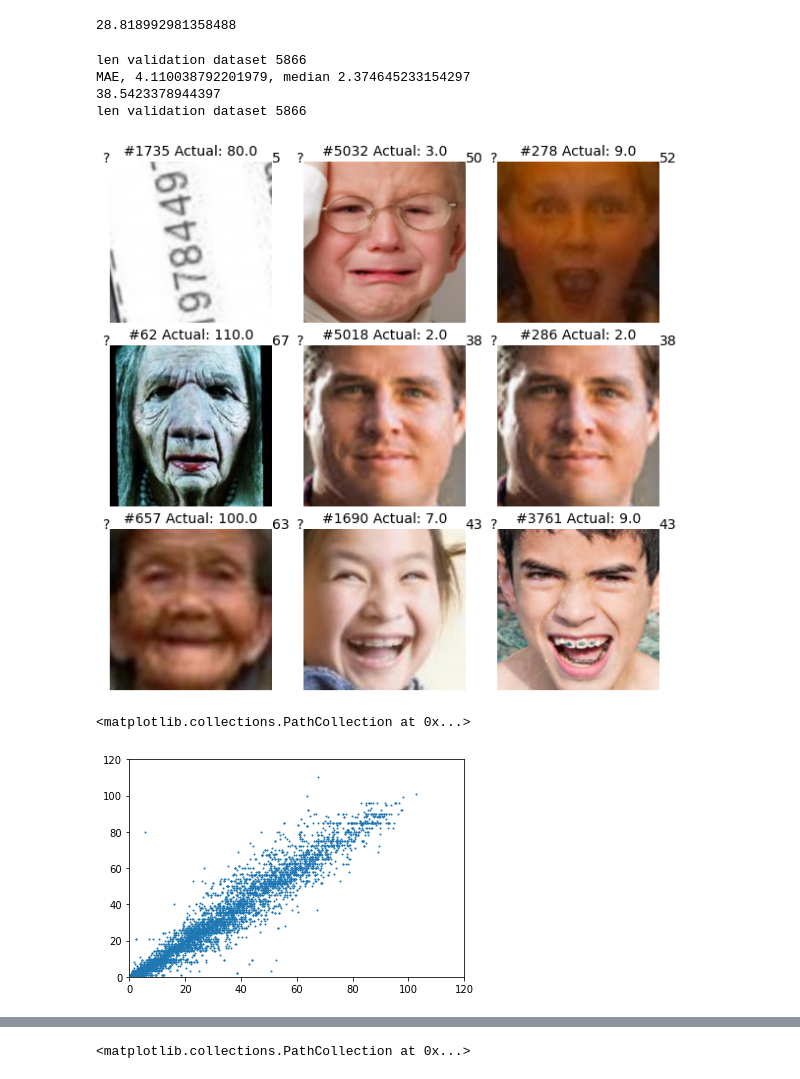
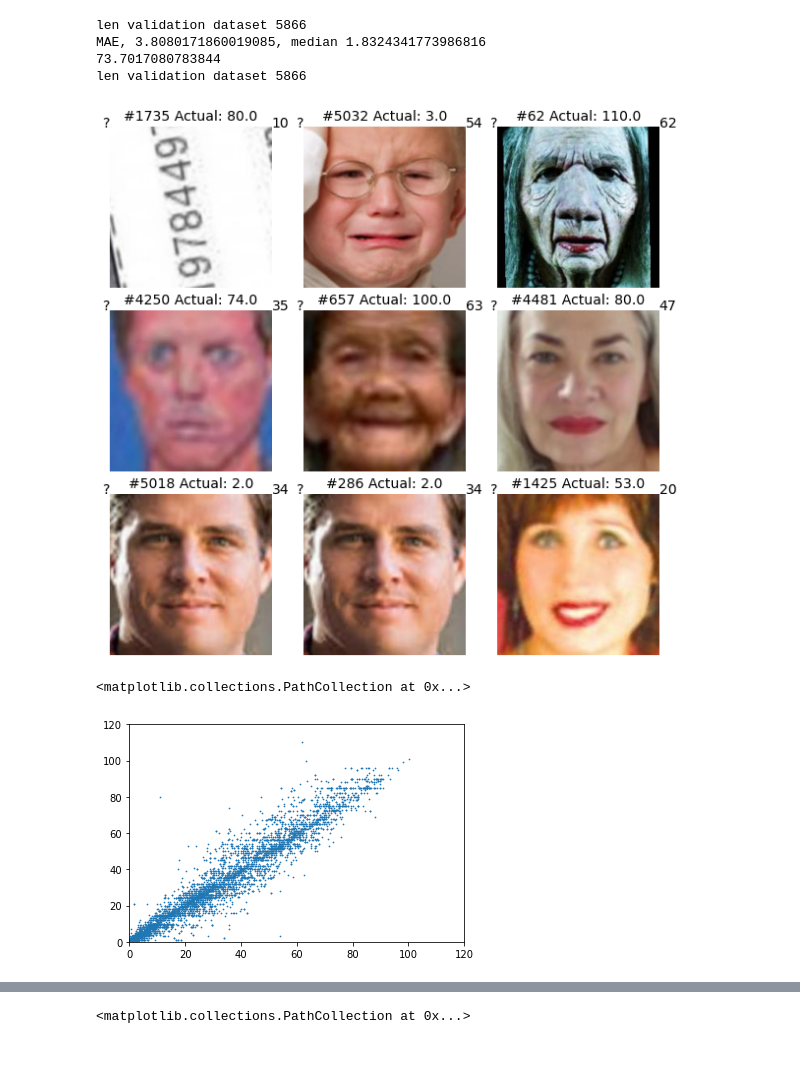
Before and after one commit to jvanelteren/age_prediction, a Jupyter notebook: age_pure_pytorch.ipynb, the cells around one changed output, grey strips where cells are left out. Saved outputs shown, nothing was run; the diff lists cells and outputs as text; code cells hidden in the pictures.

Commit message:
saved model37

```diff
--- a/age_pure_pytorch.ipynb
+++ b/age_pure_pytorch.ipynb
@@ -207,8 +207,8 @@ def train():
                     total_loss_val += loss_fn(y, model(x)) * len(y)
             writer.add_scalar('loss/val', total_loss_train/len(val_set), epoch+1)
         swa_model.avg_fn=None
-        torch.save(swa_model,'data/output/'+'swa_model'+str((total_loss_val/len(val_set)).item()))
-    torch.save(best_model,'data/output/'+'model'+str((best_loss/len(val_set)).item()))
+        torch.save(swa_model.state_dict() ,'data/models/'+'swa_model'+str((total_loss_val/len(val_set)).item()))
+    torch.save(best_model,'data/models/'+'model'+str((best_loss/len(val_set)).item()))
     writer.flush()
     writer.close()
 # %%
@@ -218,6 +218,7 @@ def train():
 # feature extraction led to MSE of 12 after 40 epochs. Didnt really work. Maybe unfreeze more
 # adam was outperformed in feature extraction, but for finetuning it worked better
 # larger bs converges better and runs sligthly faster (about 10%) [512, 256,64,8]
+# SWA gives an extreme improvement, from loss 3.7 to 2.7!!, ran 40 epochs, then 15 SWA epochs
 
 # import adabound
 
@@ -225,12 +226,12 @@ def mae_loss(y, pred):
     return (torch.abs(y-pred.T)).mean()
 loss_fn = mae_loss
 
-NUM_EPOCH = 20
-SWA_START = 30
+NUM_EPOCH = 15
+SWA_START = 1
 LR = 0.001
 BATCH_SIZE = 512
 DEVICE = torch.device("cuda:0" if torch.cuda.is_available() else "cpu")
-SWA_ENABLED = False
+SWA_ENABLED = True
 SCHED_ENABLED = False
 
 torch.cuda.empty_cache()
@@ -303,7 +304,5 @@ loss after epoch 19 : 3.99568247795105
-# %%
-df['loss'].mean()
-# %% [output]
-28.818992981358488
+# %%
+model=swa_model
 # %%
 def gen_pred_df(model, val_items=None):
     model.eval()
@@ -319,37 +318,39 @@ def gen_pred_df(model, val_items=None):
 # %%
 def plot_top_losses(df):
     #plots top 9 of the dataframe
     fig,ax = plt.subplots(3,3,figsize=(10,10))
     val_set = Ageset('data/face_age', valid=True)
     for i, a in enumerate(ax.flat):
         # x,y = Ageset('data/face_age')[i]
         pred = int(df.iloc[i]['pred']) #model(x)
         actual  = df.iloc[i]['actual']
         human = '?'
         a.set_ylabel('44')
         a.imshow(val_set.show_image(df.iloc[i].name))
         a.set_title('#'+ str(df.iloc[i].name) + ' Actual: ' + str(actual), size=14)
         a.text(0,0, str(human), ha='right', size=14)
         a.text(200,0, str(pred), size=14)
         a.axis('off')
     plt.subplots_adjust(wspace=0.2, hspace=0.1)
+model = AgeResnet()
+model.load_state_dict(torch.load('data/models/model3.735607147216797'))
 start = time.time()
 df = gen_pred_df(model, val_items = None)
 print(time.time()-start)
 plot_top_losses(df)
 # %% [output]
 len validation dataset 5866
-MAE, 4.110038792201979, median 2.374645233154297
-38.5423378944397
+MAE, 3.8080171860019085, median 1.8324341773986816
+73.7017080783844
 len validation dataset 5866
-[figure, old version]
+[figure, new version]
 # %%
 plt.figsize=(15,10)
 plt.axis([0,120, 0, 120])
-plt.scatter(df['pred'],df['actual'], s=1)
+plt.scatter(df['pred'],df['actual'], s=0.5)
 # %% [output]
 <matplotlib.collections.PathCollection at 0x...>
-[figure, old version]
+[figure, new version]
 # %%
 group = df.groupby(['actual']).agg(['count','mean'])
 plt.scatter(group.index, group['loss']['mean'], s=1)
```
Also changed, not shown: parts of 6 cells of this notebook, 1 other file.
